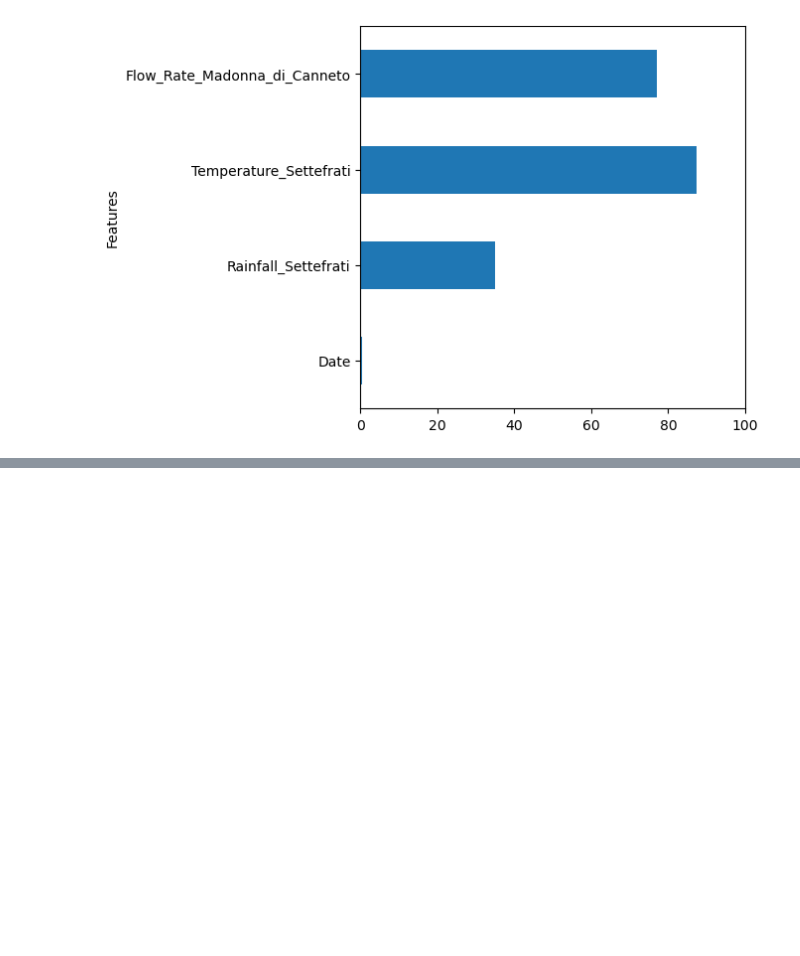
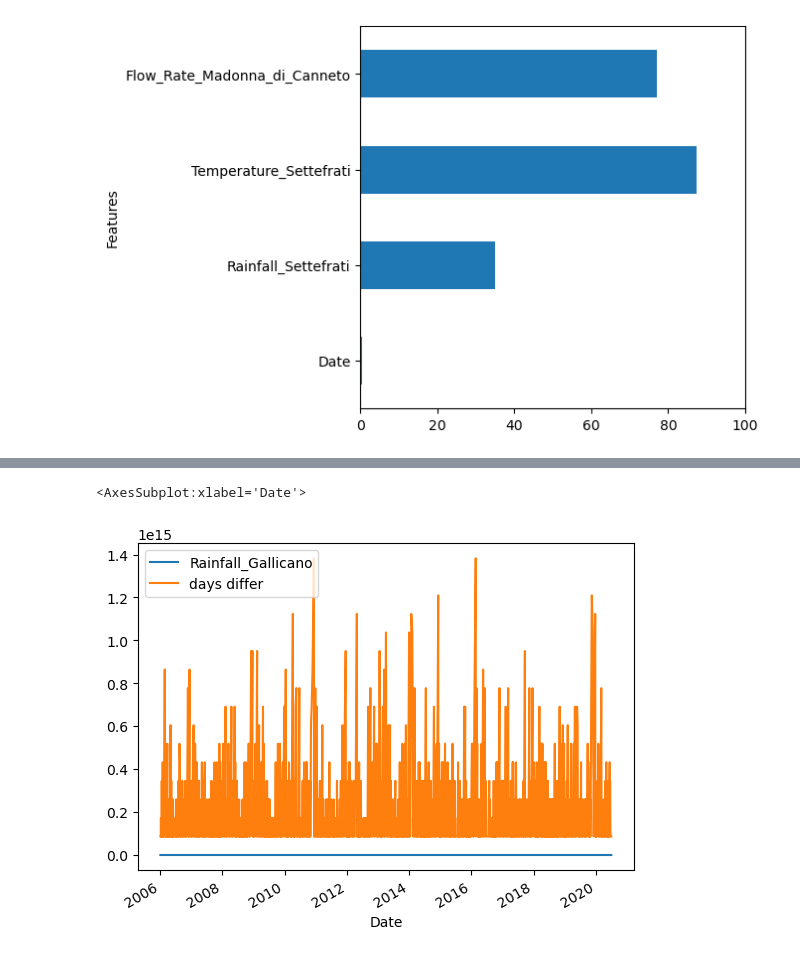
Before and after one commit to safeer-maker/Acea-Water-Prediction, a Jupyter notebook: water prediction.ipynb, the cells around one changed output, grey strips where cells are left out. Cells and saved outputs as stored; diff of their text form; code cells hidden in the pictures; blank space fills up the shorter version.

```diff
--- a/water prediction.ipynb
+++ b/water prediction.ipynb
@@ -490,0 +570,4 @@ Flow_Rate_Madonna_di_Canneto                      1.000000
+# %%
+temp_df1 = pd.DataFrame(temp_df['Rainfall_Gallicano'].copy(deep=True))
+temp_df1['Date'] = temp_df["Date"]
+temp_df1
@@ -490,0 +588,3 @@ Flow_Rate_Madonna_di_Canneto                      1.000000
+# %%
+temp_df1['Rainfall_Gallicano'] = (  (temp_df['Rainfall_Gallicano'].isnull()) | (temp_df['Rainfall_Gallicano'] == 0) ).astype(int)
+#temp_df1['Date'] = auser_df['Date'].copy()
@@ -490,0 +607,3 @@ Flow_Rate_Madonna_di_Canneto                      1.000000
+# %%
+rainfall_is_zero = temp_df1[temp_df1 ['Rainfall_Gallicano'] == 1]
+rainfall_is_zero.tail(20)
@@ -490,0 +628,3 @@ Flow_Rate_Madonna_di_Canneto                      1.000000
+# %%
+rainfall_is_zero = rainfall_is_zero.sort_values (by = "Date")
+rainfall_is_zero['days differ'] = rainfall_is_zero.Date - rainfall_is_zero.Date.shift(1)
@@ -490,0 +650,5 @@ Flow_Rate_Madonna_di_Canneto                      1.000000
+# %%
+rainfall_is_zero.plot("Date")
+# %% [output]
+<AxesSubplot:xlabel='Date'>
+[figure, added]
```
Also changed, not shown: parts of 41 cells of this notebook.
